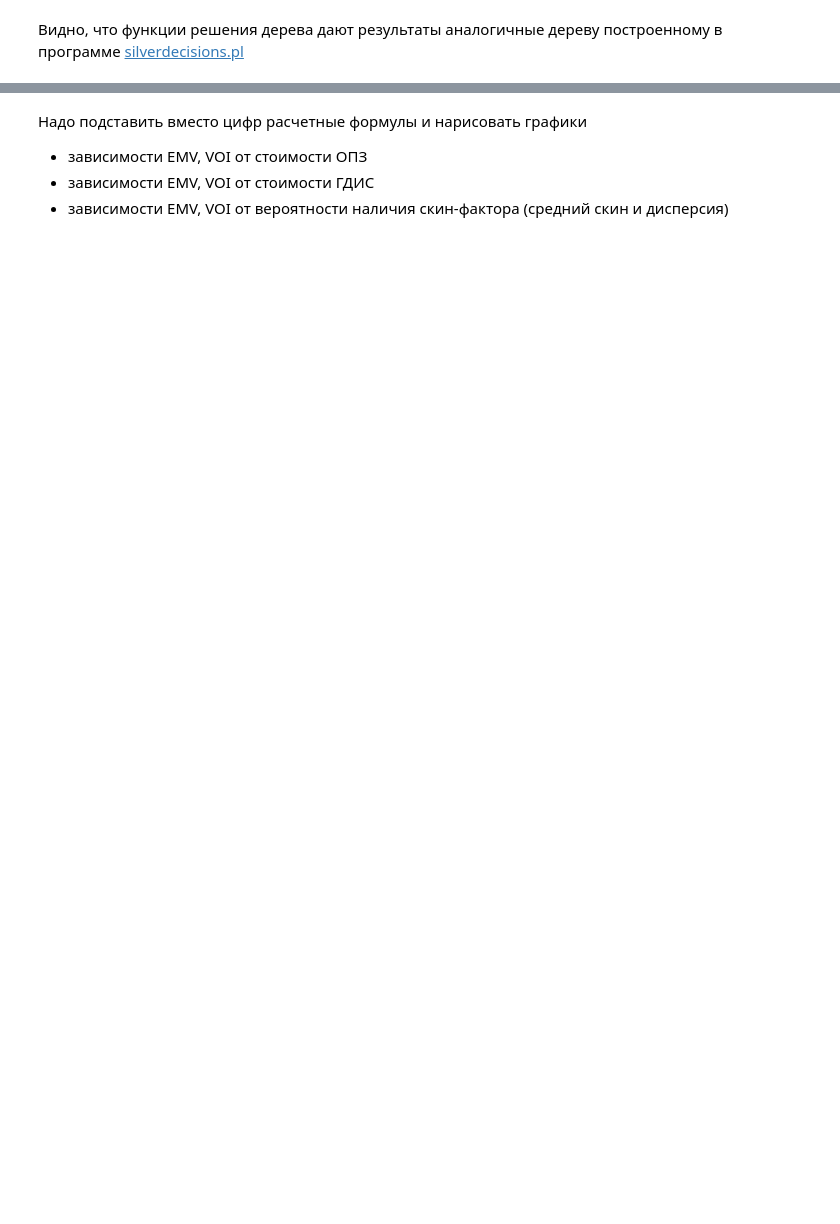
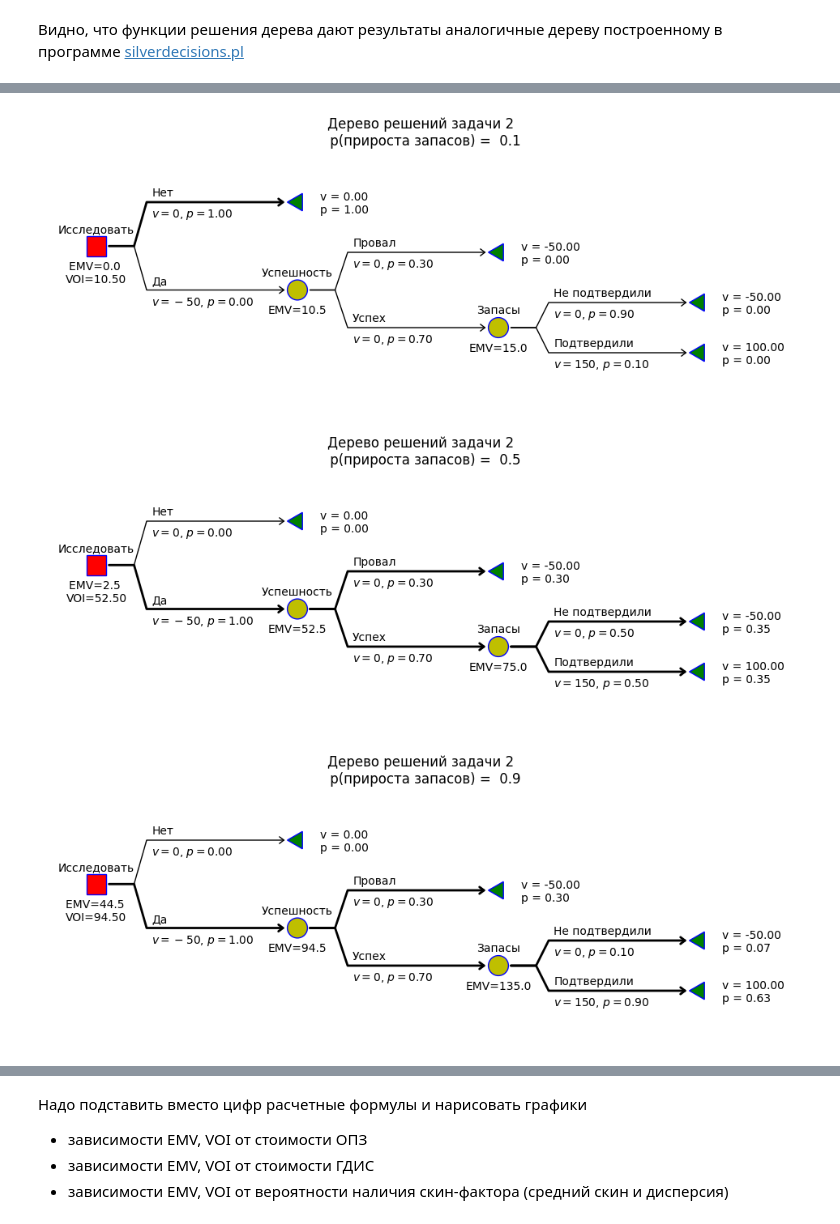
Before and after one commit to khabibullinra/decision_tree_examples, a Jupyter notebook: notebooks/task1_new.ipynb, the cells around one changed output, grey strips where cells are left out. Drawn from its saved outputs; the diff is of its cells as text; code cells hidden in the pictures; blank space fills up the shorter version.

```diff
--- a/notebooks/task1_new.ipynb
+++ b/notebooks/task1_new.ipynb
@@ -169,0 +148,48 @@ style 6  fill:#00C853
+# %%
+def tree_2(tree, prob_reserves_increase:float=0.3):
+    """
+    функция модификации дерева решения задачи 2 с новыми вероятностями успеха прироста запасов
+    """
+    tr = tree.copy()
+    tr['child_edges'][0]['child_node']['child_edges'][0]['child_node']['child_edges'][0]['probability'] = prob_reserves_increase
+    tr['child_edges'][0]['child_node']['child_edges'][0]['child_node']['child_edges'][1]['probability'] = 1 - prob_reserves_increase
+    dtreevoi.solve_tree(tr)
+
+    return tr
+# %%
+# построим деревья решений для трех значений вероятности успеха
+pr_list = [0.1, 0.5, 0.9]
+emv_list =[]
+voi_list = []
+for pr in pr_list:
+    tr = tree_2(tree, pr)
+    fig, ax = plt.subplots(figsize=(12, 6))
+    dtreevoi.plot_tree(tr, ax, 4, 3)
+    plt.title(f'Дерево решений задачи 2 \n p(прироста запасов) =  {pr}')
+    plt.show()
+
+# нарисуем график зависимости VOI и EMV от вероятности успеха
+# для этого используем массив из 100 значений вероятностей
+pr_list = np.linspace(0.01, 0.99, 100)
+emv_list =[]
+voi_list = []
+for pr in pr_list:
+    tr = tree_2(tree, pr)
+    emv_list.append(tr['emv'])
+    voi_list.append(tr['voi'])
+
+fig, ax = plt.subplots(figsize=(12, 6))
+plt.plot(pr_list, voi_list, label='VOI')
+plt.plot(pr_list, emv_list, label='EMV')
+
+# наведем красоту с графиками
+plt.legend(loc='lower right')
+plt.title('Зависимость EMV и VOI от вероятности прироста запасов')
+
+ax.set_xlabel(r'вероятность прироста запасов', fontsize=15)
+ax.set_ylabel(r'EMV, VOI')
+plt.show()
+# %% [output]
+[figure, added]
+[figure, added]
+[figure, added]
```
Also changed, not shown: parts of 39 cells of this notebook, 3 other files.
